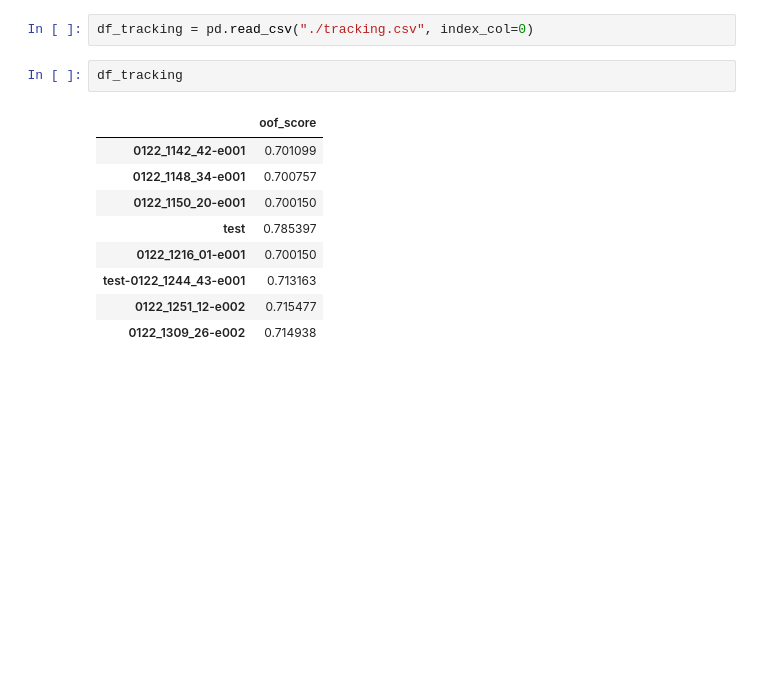
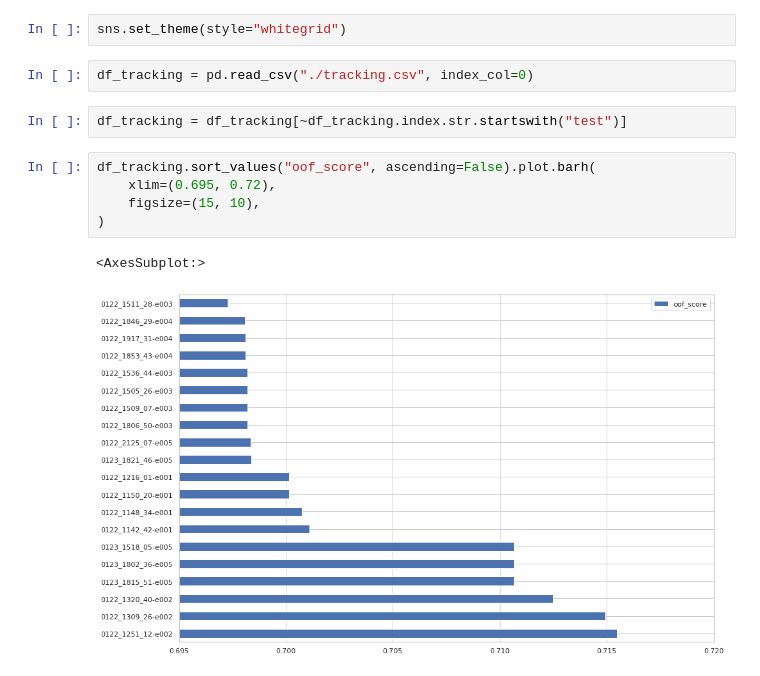
Before and after one commit to savioursho/tabular-playground-series-jan-2021, a Jupyter notebook: tracking/tracking.ipynb, the cells around one changed output. Cells and saved outputs as stored; diff of their text form; blank space fills up the shorter version.

```diff
--- a/tracking/tracking.ipynb
+++ b/tracking/tracking.ipynb
@@ -3,14 +5,14 @@ import pandas as pd
+# %%
+sns.set_theme(style="whitegrid")
 # %%
 df_tracking = pd.read_csv("./tracking.csv", index_col=0)
-# %%
-df_tracking
-# %% [output]
-|  | oof_score |
-| 0122_1142_42-e001 | 0.701099 |
-| 0122_1148_34-e001 | 0.700757 |
-| 0122_1150_20-e001 | 0.700150 |
-| test | 0.785397 |
-| 0122_1216_01-e001 | 0.700150 |
-| test-0122_1244_43-e001 | 0.713163 |
-| 0122_1251_12-e002 | 0.715477 |
-| 0122_1309_26-e002 | 0.714938 |
+# %%
+df_tracking = df_tracking[~df_tracking.index.str.startswith("test")]
+# %%
+df_tracking.sort_values("oof_score", ascending=False).plot.barh(
+    xlim=(0.695, 0.72),
+    figsize=(15, 10),
+)
+# %% [output]
+<AxesSubplot:>
+[figure, added]
```
Also changed, not shown: parts of 1 cell of this notebook.
